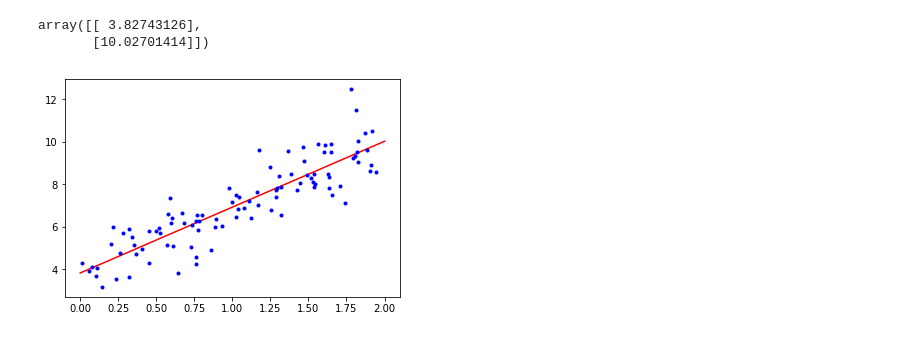
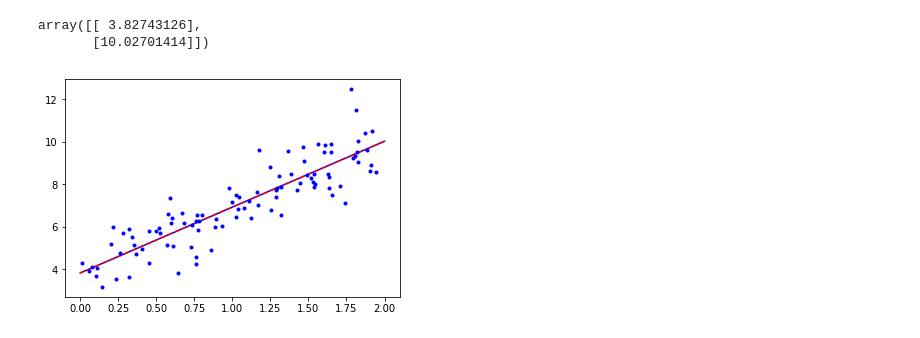
Before and after one commit to SiweiLuo/DL_with_Python, a Jupyter notebook: linear_algebra.ipynb, the cells around one changed output. Cells and saved outputs as stored; diff of their text form; code cells hidden in the pictures.

```diff
--- a/linear_algebra.ipynb
+++ b/linear_algebra.ipynb
@@ -51,9 +51,10 @@ array([[ 3.82743126],
 # %%
 
 y_lin_reg = lin_reg.predict(X_new)
 
-plt.plot(X_new,y_lin_reg,"r-")
+plt.plot(X_new,y_lin_reg,"b-")
+plt.plot(X_new,y_predict,"r--")
 plt.plot(X,y,"b.")
 plt.show()
 # %% [output]
-[figure, old version]
+[figure, new version]
```
